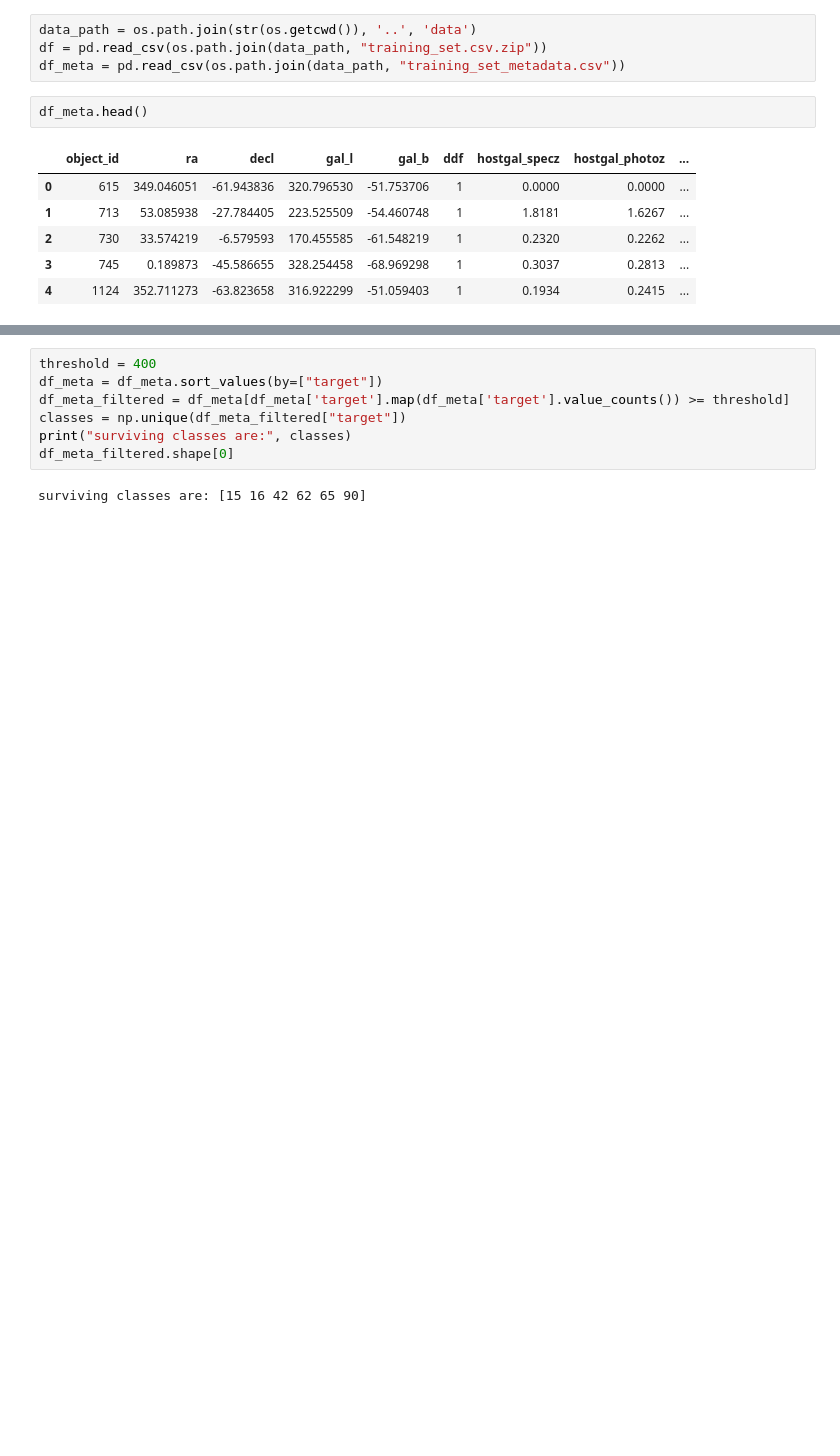
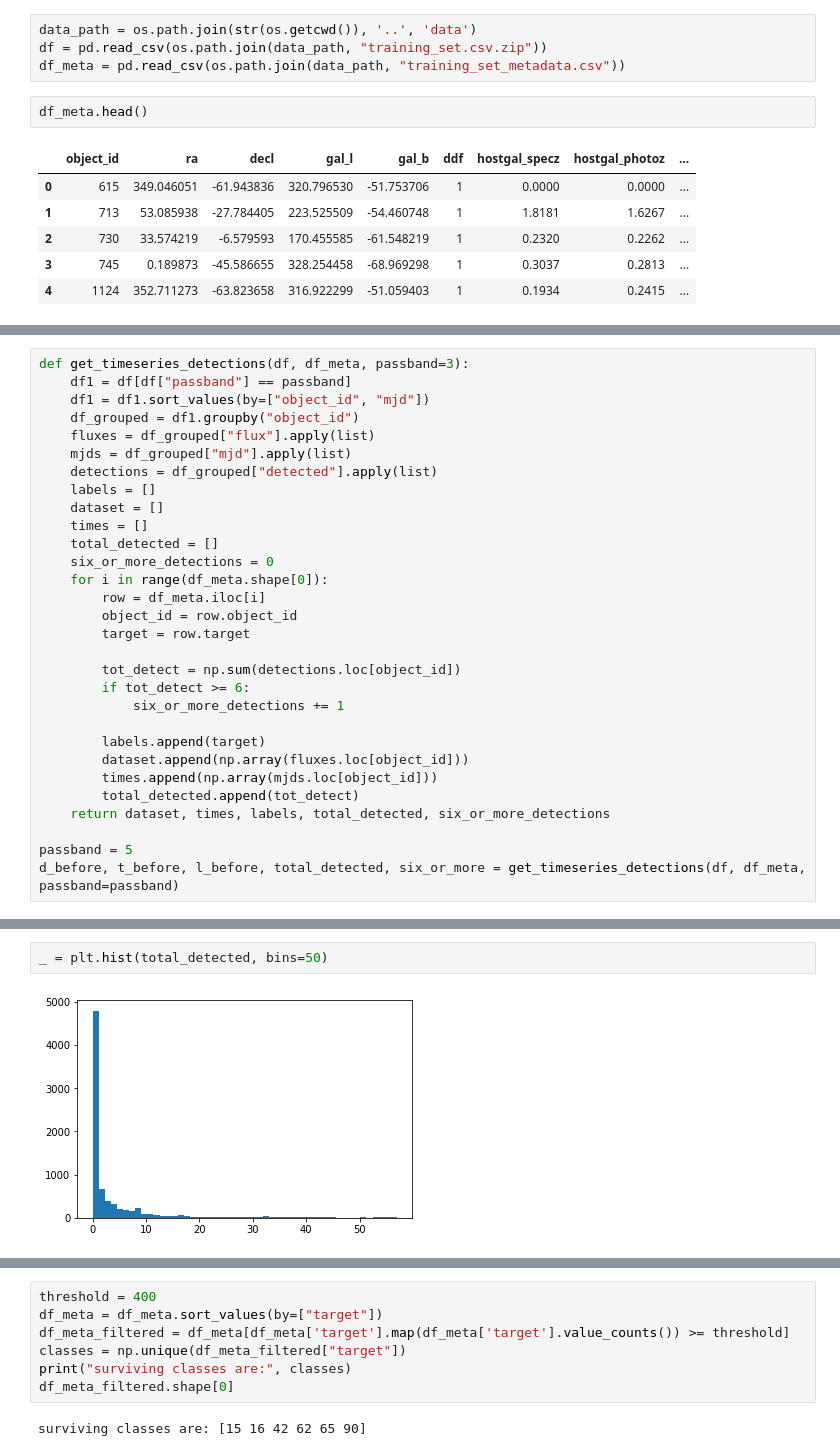
Before and after one commit to frmunozz/irregular-bag-of-pattern, a Jupyter notebook: notebooks/preprocessing.ipynb, the cells around one changed output, grey strips where cells are left out. Saved outputs shown, nothing was run; the diff lists cells and outputs as text; blank space fills up the shorter version.

Commit message:
add new sub dataset and pta code

```diff
--- a/notebooks/preprocessing.ipynb
+++ b/notebooks/preprocessing.ipynb
@@ -42,0 +45,30 @@ Text(0.5, 1.0, 'Number of timeseries per class')
+# %%
+def get_timeseries_detections(df, df_meta, passband=3):
+    df1 = df[df["passband"] == passband]
+    df1 = df1.sort_values(by=["object_id", "mjd"])
+    df_grouped = df1.groupby("object_id")
+    fluxes = df_grouped["flux"].apply(list)
+    mjds = df_grouped["mjd"].apply(list)
+    detections = df_grouped["detected"].apply(list)
+    labels = []
+    dataset = []
+    times = []
+    total_detected = []
+    six_or_more_detections = 0
+    for i in range(df_meta.shape[0]):
+        row = df_meta.iloc[i]
+        object_id = row.object_id
+        target = row.target
+
+        tot_detect = np.sum(detections.loc[object_id])
+        if tot_detect >= 6:
+            six_or_more_detections += 1
+
+        labels.append(target)
+        dataset.append(np.array(fluxes.loc[object_id]))
+        times.append(np.array(mjds.loc[object_id]))
+        total_detected.append(tot_detect)
+    return dataset, times, labels, total_detected, six_or_more_detections
+
+passband = 5
+d_before, t_before, l_before, total_detected, six_or_more = get_timeseries_detections(df, df_meta, passband=passband)
@@ -42,0 +79,4 @@ Text(0.5, 1.0, 'Number of timeseries per class')
+# %%
+_ = plt.hist(total_detected, bins=50)
+# %% [output]
+[figure, added]
```
Also changed, not shown: parts of 26 cells of this notebook, 1 other file.
